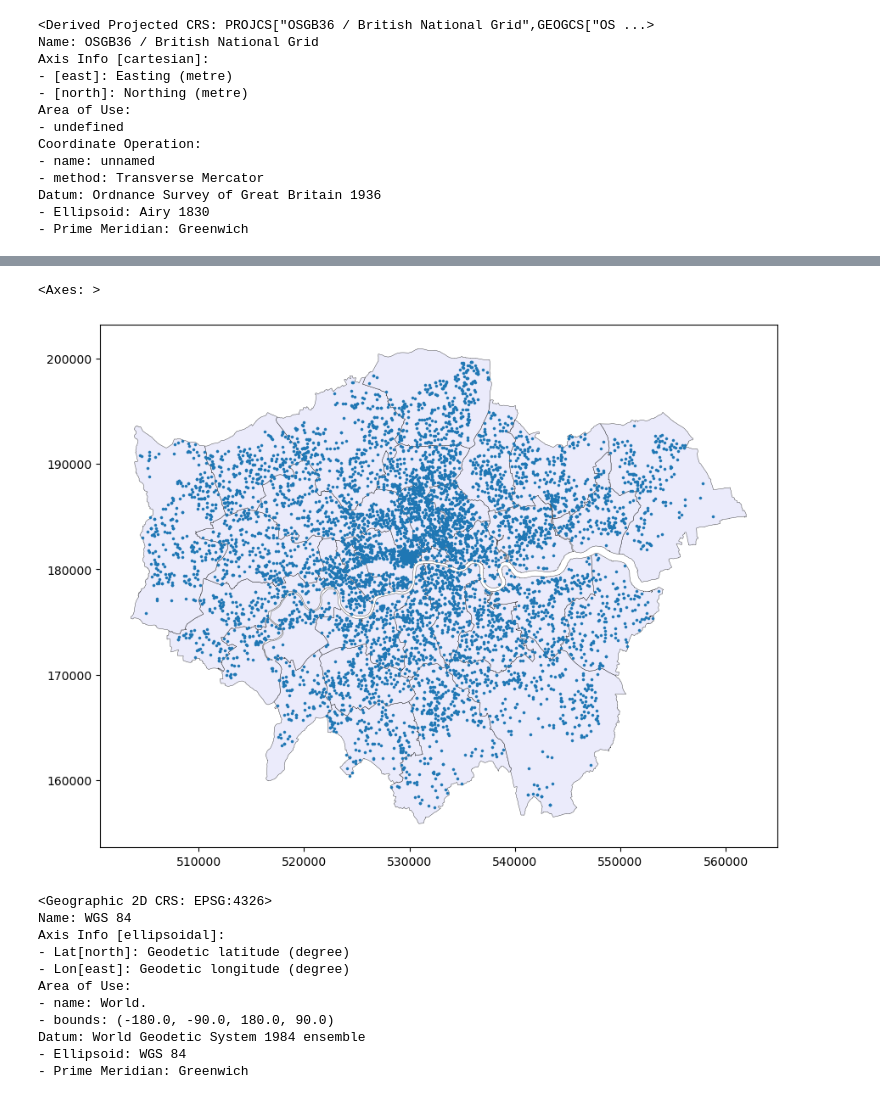
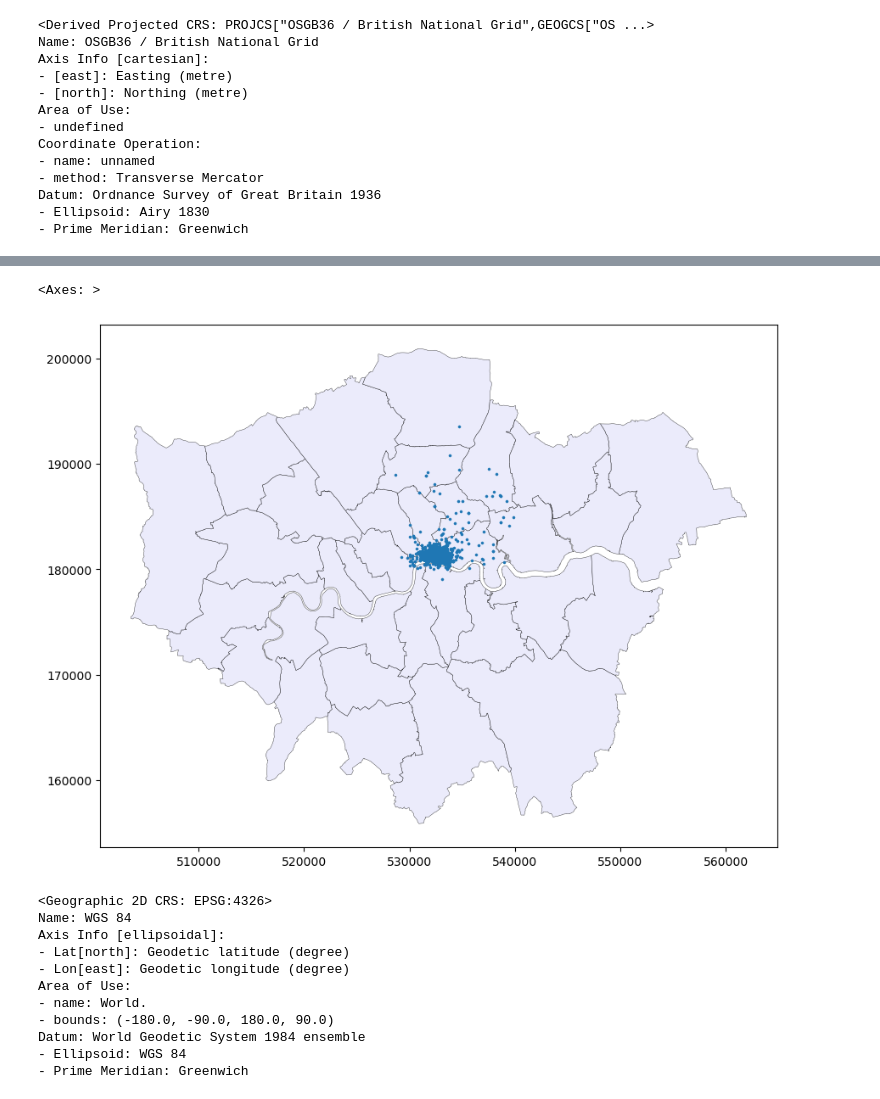
Before and after one commit to mushtary-mumu/crime_patterns, a Jupyter notebook: src/notebooks/load_data.ipynb, the cells around one changed output, grey strips where cells are left out. Saved outputs shown, nothing was run; the diff lists cells and outputs as text; code cells hidden in the pictures.

```diff
--- a/src/notebooks/load_data.ipynb
+++ b/src/notebooks/load_data.ipynb
@@ -22,12 +19,11 @@ logger = logging.getLogger(__name__)
 # logger.setLevel(logging.INFO)
 # %%
 data_dir = r"..\crime_patterns\data"
-shapefiles_dir = os.path.join(data_dir, "statistical-gis-boundaries-london", "statistical-gis-boundaries-london", "ESRI")
+shapefiles_dir = os.path.join(data_dir, "statistical-gis-boundaries-london", "ESRI")
 london_ward_shp_path = os.path.join(shapefiles_dir, "London_Ward.shp")
 london_borough_shp_path = os.path.join(shapefiles_dir, "London_Borough_Excluding_MHW.shp")
 london_LSOA_shp_path = os.path.join(shapefiles_dir, "LSOA_2011_London_gen_MHW.shp")
 
-# crime_incidence_path = os.path.join(data_dir, r"uk_crime_data_all\2021-01\2021-01-city-of-london-street.csv")
-crime_incidence_dir = os.path.join(data_dir, r"uk_crime_data_2019", "2019-12") #\2021-01\2021-01-city-of-london-street.csv")
+crime_incidence_path = os.path.join(data_dir, r"uk_crime_data_all\2021-01\2021-01-city-of-london-street.csv")
 mps_lsoa_crime_path = os.path.join(data_dir, r"MPS_LSOA_Level_Crime\MPS LSOA Level Crime (Historical).csv")
 cleaned_data_dir = r"C:\Users\Mumu\Desktop\Bonn Econ\Winter22-23\EPP\crime_patterns\bld\python\data"
@@ -68,7 +31,3 @@ data_info
 london_lsoa = gpd.read_file(london_LSOA_shp_path)
 london_ward = gpd.read_file(london_ward_shp_path)
 london_borough = gpd.read_file(london_borough_shp_path)
-# %%
-london_ward["dissolve_key"] = "dissolve"
-london_ward_dissolved = london_ward.dissolve(by="dissolve_key")
-london_ward_dissolved.loc[:, "NAME"]  = "Greater London Area"
@@ -117,4 +127,4 @@ Datum: Ordnance Survey of Great Britain 1936
 - Prime Meridian: Greenwich
 # %%
 # london_ward_4326 = london_ward.to_crs(4326)
-crime_data_gdf_BritishGrid = crime_data_monthly_gdf.to_crs(london_ward.crs)
+crime_data_gdf_BritishGrid = crime_data_gdf.to_crs(london_ward.crs)
@@ -136,27 +131,27 @@ crime_data_gdf_BritishGrid_masked_burglary = crime_data_gdf_BritishGrid_masked.q
 # %%
 fig, ax = plt.subplots(figsize=(12,8))
 
 london_borough.plot(ax=ax, color="lavender", edgecolor="black", linewidth= 0.3, alpha=0.8)
 
-crime_data_gdf_BritishGrid_masked_burglary.plot(ax=ax,
+crime_data_gdf_BritishGrid.plot(ax=ax,
                     # color="red",
                     # cmap="Spectral",
                     # column='Crime type',
                     # colorbar=True,
                     markersize=5,
                     # edgecolor="k",
                     legend=True,
                     legend_kwds={'bbox_to_anchor': (0.5, 0.8)},
                     linewidth=0.3,
                     aspect=1
                     )
 
 # ax.set_xlim(-0.150, -0.02)
 # ax.set_ylim(51.49, 51.56)
 # ax.legend()
 # %% [output]
 <Axes: >
-[figure, old version]
+[figure, new version]
 # %%
 crime_incidence_gdf.crs
 # %% [output]
```
Also changed, not shown: parts of 18 cells of this notebook, 20 other files.
